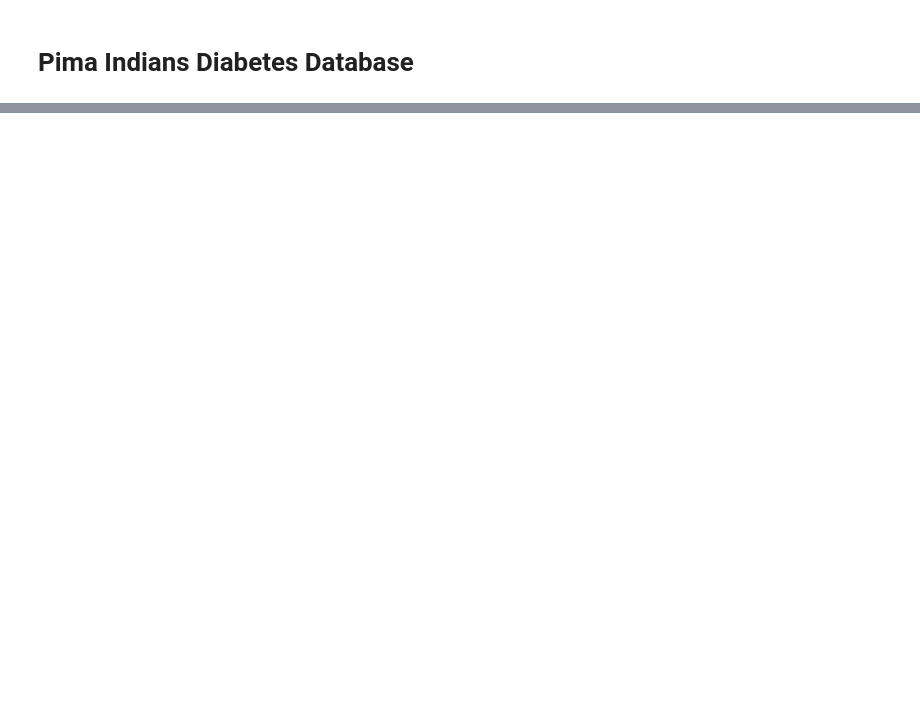
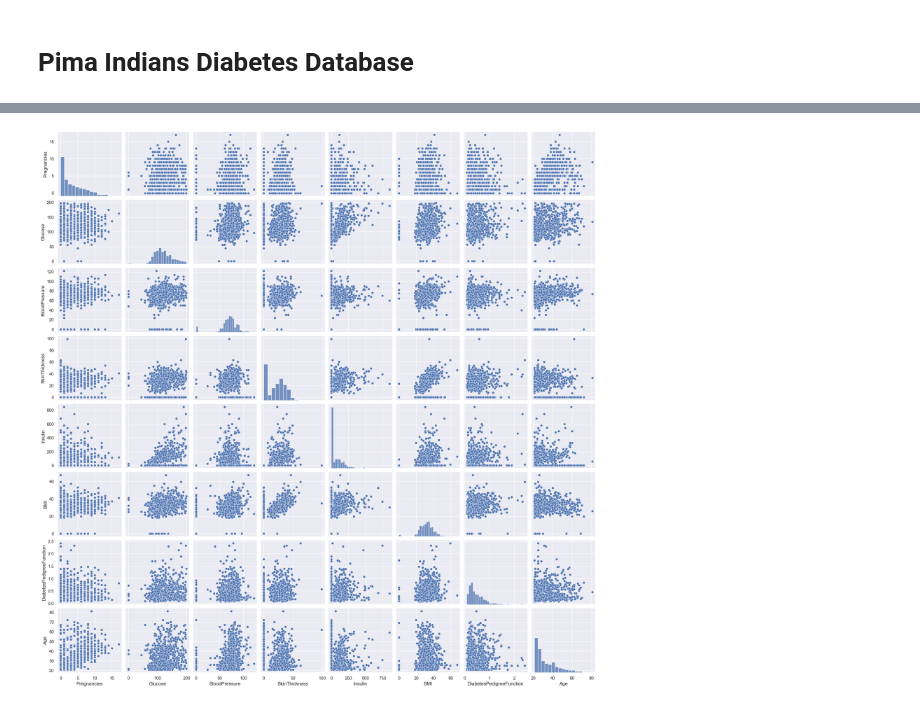
Before and after one commit to sultanbeishenkulov/Pima-Diabetes-Prediction, a Jupyter notebook: diabetes_predictions.ipynb, the cells around one changed output, grey strips where cells are left out. Saved outputs shown, nothing was run; the diff lists cells and outputs as text; code cells hidden in the pictures; blank space fills up the shorter version.

```diff
--- a/diabetes_predictions.ipynb
+++ b/diabetes_predictions.ipynb
@@ -23,0 +111,6 @@ db
+# %%
+for i, column in enumerate(df.columns):
+    plt.figure(i)  # Create a new figure for each column
+    sns.boxplot(x=df[column])  # Create a box plot for the current column
+    plt.title(f'Box Plot of {column}')  # Add a title to each plot
+    plt.show()  # Display the plot
@@ -24,2 +137,10 @@ db
+# %%
+#scatterplot
+sns.set_theme()
+cols = [column for column in df.columns[:-1]]
+sns.pairplot(df[cols], size = 2.5)
+plt.show()
+# %% [output]
+[figure, added]
 # %%
 # %% [output]
```
Also changed, not shown: parts of 19 cells of this notebook, 3 other files.
